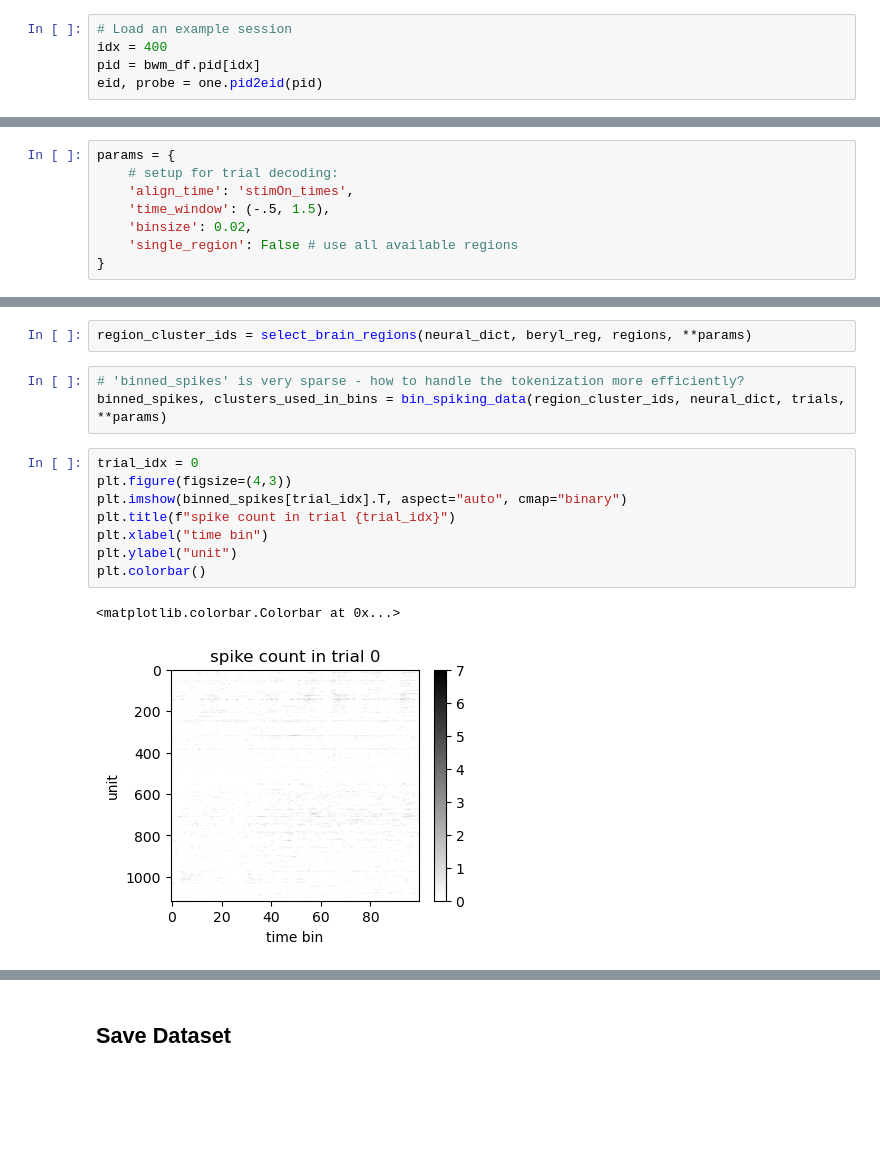
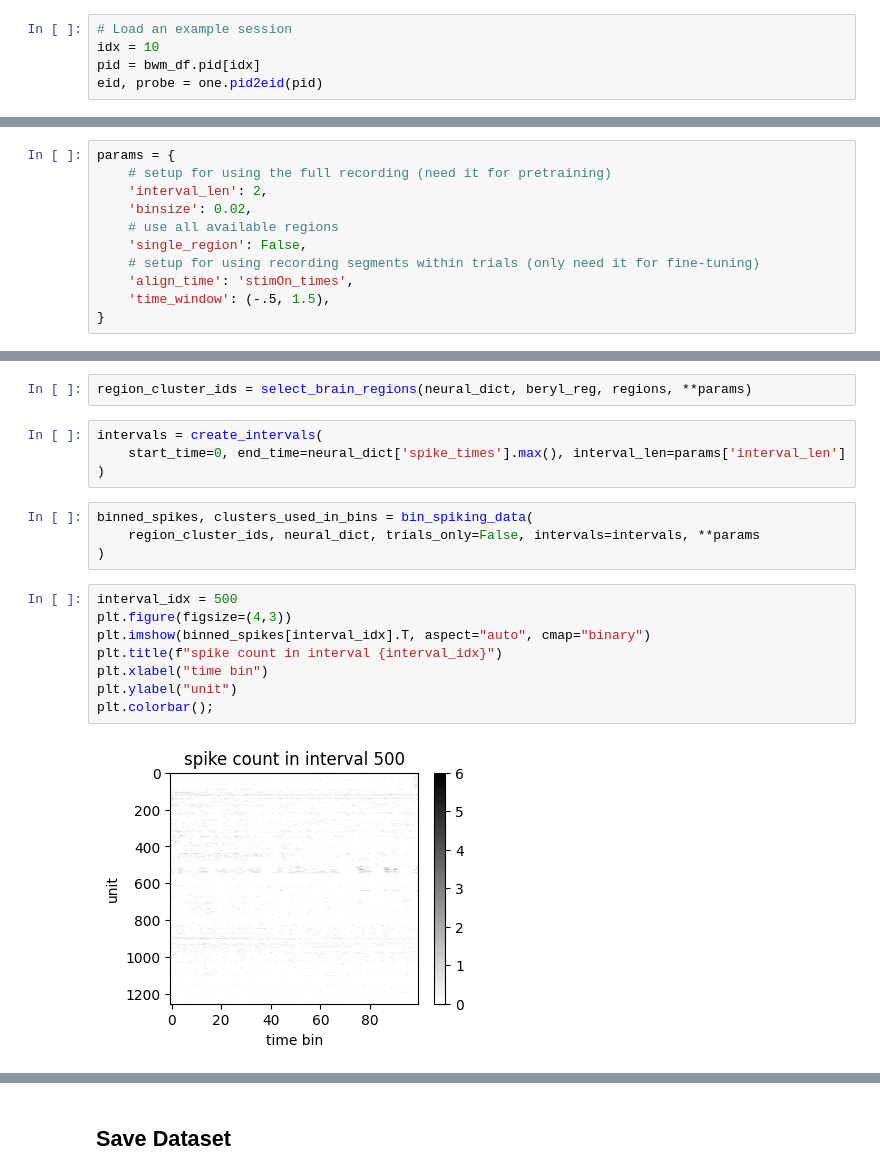
Before and after one commit to colehurwitz/IBL_foundation_model, a Jupyter notebook: notebooks/data_loading_examples.ipynb, the cells around one changed output, grey strips where cells are left out. Saved outputs shown, nothing was run; the diff lists cells and outputs as text; blank space fills up the shorter version.

```diff
--- a/notebooks/data_loading_examples.ipynb
+++ b/notebooks/data_loading_examples.ipynb
@@ -45,7 +44,7 @@ freeze_file = '../data/2023_12_bwm_release.csv'
 bwm_df = pd.read_csv(freeze_file, index_col=0)
 # %%
 # Load an example session
-idx = 400
+idx = 10
 pid = bwm_df.pid[idx]
 eid, probe = one.pid2eid(pid)
 # %%
@@ -82,11 +60,14 @@ clusters
 ##### Prepare Data for Any-Time Decoding (Single Session)
 # %%
 params = {
-    # setup for trial decoding:
+    # setup for using the full recording (need it for pretraining)
+    'interval_len': 2,
+    'binsize': 0.02,
+    # use all available regions
+    'single_region': False,
+    # setup for using recording segments within trials (only need it for fine-tuning)
     'align_time': 'stimOn_times',
     'time_window': (-.5, 1.5),
-    'binsize': 0.02,
-    'single_region': False # use all available regions
 }
 # %%
 neural_dict, behave_dict, metadata = prepare_data(one, eid, bwm_df, params)
@@ -105,17 +86,21 @@ Use spikes from brain regions:  ['CA1' 'CP' 'DG' 'LP' 'MOp' 'OT' 'PIR' 'PO' 'PoT
 # %%
 region_cluster_ids = select_brain_regions(neural_dict, beryl_reg, regions, **params)
+# %%
+intervals = create_intervals(
+    start_time=0, end_time=neural_dict['spike_times'].max(), interval_len=params['interval_len']
+)
 # %%
-# 'binned_spikes' is very sparse - how to handle the tokenization more efficiently?
-binned_spikes, clusters_used_in_bins = bin_spiking_data(region_cluster_ids, neural_dict, trials, **params)
+binned_spikes, clusters_used_in_bins = bin_spiking_data(
+    region_cluster_ids, neural_dict, trials_only=False, intervals=intervals, **params
+)
 # %%
-trial_idx = 0
+interval_idx = 500
 plt.figure(figsize=(4,3))
-plt.imshow(binned_spikes[trial_idx].T, aspect="auto", cmap="binary")
-plt.title(f"spike count in trial {trial_idx}")
+plt.imshow(binned_spikes[interval_idx].T, aspect="auto", cmap="binary")
+plt.title(f"spike count in interval {interval_idx}")
 plt.xlabel("time bin")
 plt.ylabel("unit")
-plt.colorbar()
+plt.colorbar();
 # %% [output]
-<matplotlib.colorbar.Colorbar at 0x...>
-[figure, old version]
+[figure, new version]
 # %%
```
Also changed, not shown: parts of 9 cells of this notebook, 1 other file.
